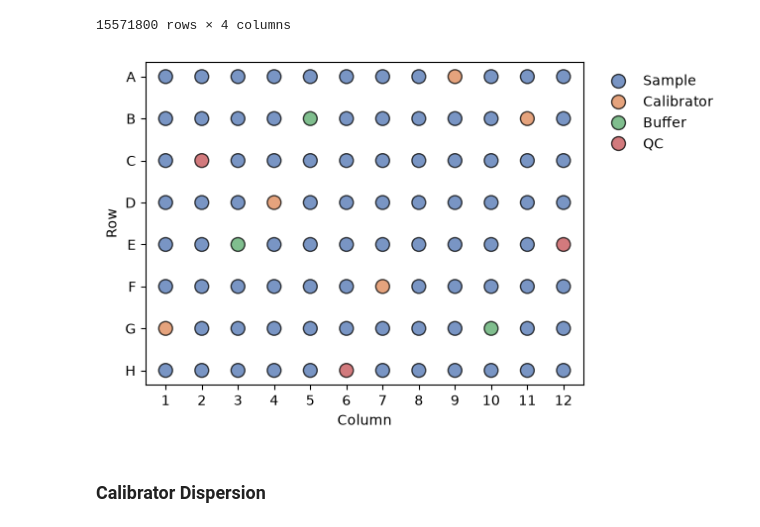
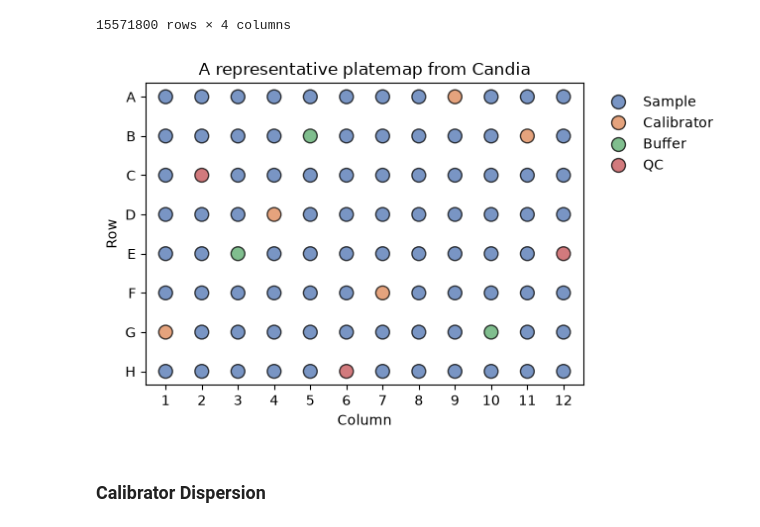
Before and after one commit to AnthonyOfSeattle/affinity-proteomics-notebook, a Jupyter notebook: work/2026_09_09_investigating_candia_dispersion.ipynb, the cells around one changed output. Drawn from its saved outputs; the diff is of its cells as text; code cells hidden in the pictures.

Commit message:
Add title to platemap

```diff
--- a/work/2026_09_09_investigating_candia_dispersion.ipynb
+++ b/work/2026_09_09_investigating_candia_dispersion.ipynb
@@ -81,34 +81,35 @@ to_plot["PlateRow"] = parsed[0].str.upper()
 to_plot["PlateCol"] = parsed[1].astype(int)
 
 row_order = sorted(to_plot["PlateRow"].unique())
 col_order = sorted(to_plot["PlateCol"].unique())
 
 fig = plt.figure(figsize=[6.5, 4])
 
 sns.scatterplot(
     data = to_plot,
     x="PlateCol",
     y="PlateRow",
     hue="SampleType",
     s=100,
     alpha = 0.75,
     edgecolor="black",
     linewidth=1,
     palette="deep"
 )
 
 plt.xticks(col_order)
 plt.yticks(row_order)
 plt.legend(bbox_to_anchor=(1.02, 1), loc="upper left", frameon=False)
 
 plt.ylabel("Row")
 plt.xlabel("Column")
 
+plt.title("A representative platemap from Candia")
 plt.tight_layout()
 plt.savefig("../results/2026_09_09_investigating_candia_dispersion/example_plate_map.svg")
 plt.show()
 # %% [output]
-[figure, old version]
+[figure, new version]
 # %% [markdown]
 ### Calibrator Dispersion
 # %% [markdown]
```
Also changed, not shown: 1 other file.
